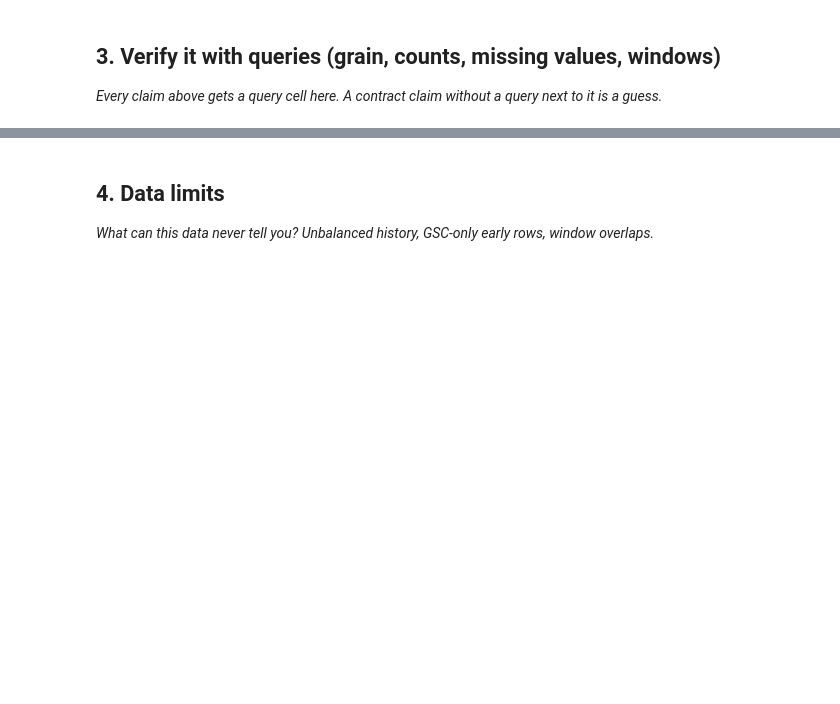
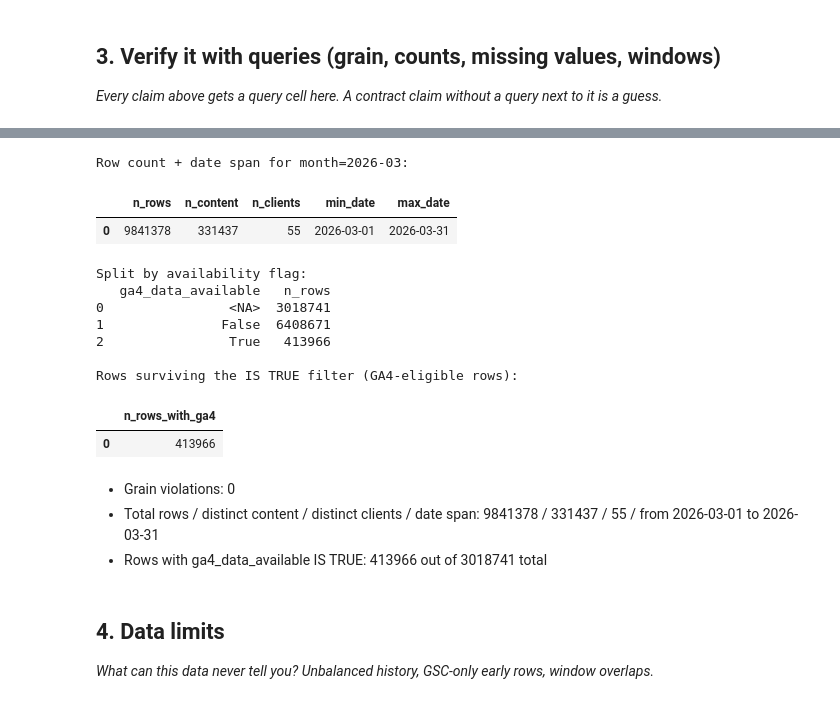
Before and after one commit to hajergafsi/flyrank-ml-internship-starter, a Jupyter notebook: work/notebooks/w03_data_contract.ipynb, the cells around one changed output, grey strips where cells are left out. Saved outputs shown, nothing was run; the diff lists cells and outputs as text; code cells hidden in the pictures; blank space fills up the shorter version.

```diff
--- a/work/notebooks/w03_data_contract.ipynb
+++ b/work/notebooks/w03_data_contract.ipynb
@@ -76,3 +185,53 @@ NameError: name 'con' is not defined
+# %%
+# QUERY 2 -- ROW COUNT + DATE SPAN for my lane's slice (month = 2026-03).
+count_span = con.execute(f"""
+    SELECT COUNT(*) AS n_rows,
+           COUNT(DISTINCT content_hash_id) AS n_content,
+           COUNT(DISTINCT client_hash_id) AS n_clients,
+           MIN(report_date) AS min_date,
+           MAX(report_date) AS max_date
+    FROM '{FACT}'
+""").df()
+print("Row count + date span for month=2026-03:")
+count_span
+# %% [output]
+Row count + date span for month=2026-03:
+|  | n_rows | n_content | n_clients | min_date | max_date |
+| 0 | 9841378 | 331437 | 55 | 2026-03-01 | 2026-03-31 |
+# %%
+# QUERY 3 -- AVAILABILITY: filter with IS TRUE, show how many rows survive.
+# ga4_data_available = FALSE means "not tracked yet for this client", not "zero engagement" --
+# so any feature that touches GA4 columns (sessions, engagement_rate, scroll_rate) must be
+# computed only on rows where this flag IS TRUE.
+availability = con.execute(f"""
+    SELECT ga4_data_available, COUNT(*) AS n_rows
+    FROM '{FACT}'
+    GROUP BY 1
+""").df()
+print("Split by availability flag:")
+print(availability)
+
+survivors = con.execute(f"""
+    SELECT COUNT(*) AS n_rows_with_ga4
+    FROM '{FACT}'
+    WHERE ga4_data_available IS TRUE
+""").df()
+print("\nRows surviving the IS TRUE filter (GA4-eligible rows):")
+survivors
+# %% [output]
+Split by availability flag:
+   ga4_data_available   n_rows
+0                <NA>  3018741
+1               False  6408671
+2                True   413966
+
+Rows surviving the IS TRUE filter (GA4-eligible rows):
+|  | n_rows_with_ga4 |
+| 0 | 413966 |
+# %% [markdown]
+- Grain violations: 0
+- Total rows / distinct content / distinct clients / date span: 9841378 / 331437 / 55 /	from 2026-03-01 to	2026-03-31
+- Rows with ga4_data_available IS TRUE: 413966 out of 3018741 total
 # %% [markdown]
 ## 4. Data limits
 
```
Also changed, not shown: parts of 12 cells of this notebook.
